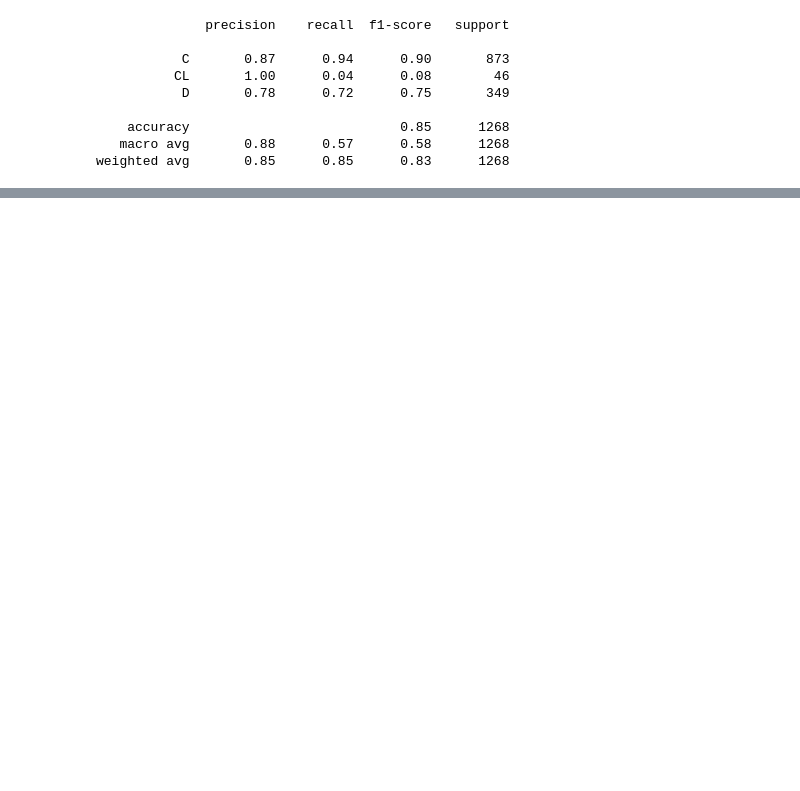
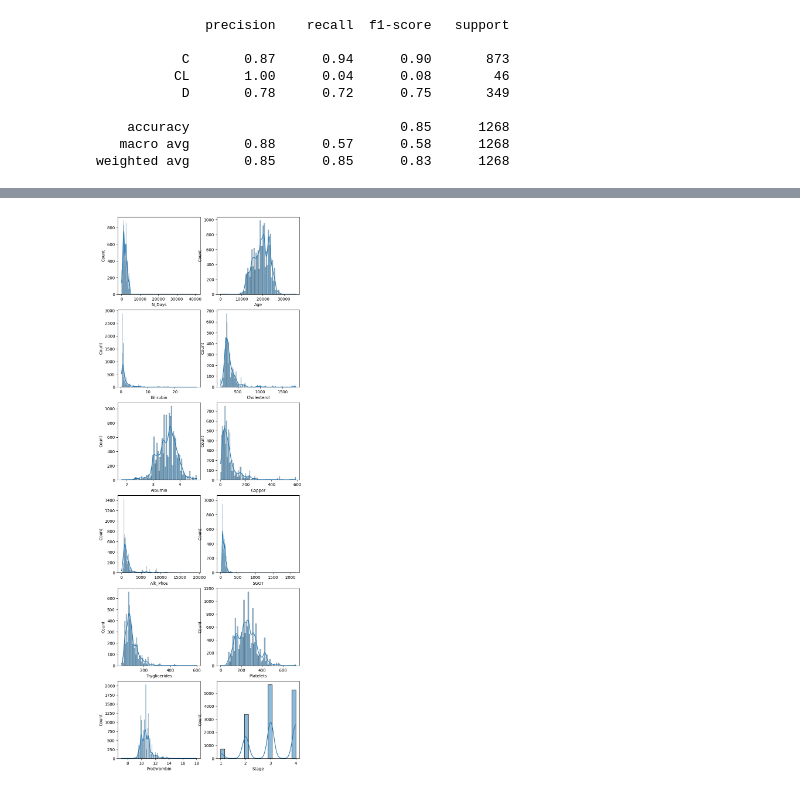
Before and after one commit to melaniedaddio/projet, a Jupyter notebook: data_prep.ipynb, the cells around one changed output, grey strips where cells are left out. Cells and saved outputs as stored; diff of their text form; code cells hidden in the pictures; blank space fills up the shorter version.

```diff
--- a/data_prep.ipynb
+++ b/data_prep.ipynb
@@ -17,5 +23,5 @@ from sklearn.metrics import log_loss, classification_report
 # %%
-train_df = pd.read_csv("/Users/tavsiev/Desktop/projet Rynk-Kaggle-24:25/classification-multi-classes/train.csv",
+train_df = pd.read_csv("/Users/tavsiev/Desktop/projet_kaggle/projet/classification-multi-classes/train.csv",
                       delimiter = ",",
                       header = 0)
 
@@ -241,3 +251,13 @@ print(classification_report(y_test, y_pred, target_names=['C', 'CL', 'D']))
     accuracy                           0.85      1268
    macro avg       0.88      0.57      0.58      1268
 weighted avg       0.85      0.85      0.83      1268
+# %%
+train = pd.read_csv("/Users/tavsiev/Desktop/projet_kaggle/projet/classification-multi-classes/train.csv",
+                      delimiter = ",",
+                      header = 0)
+
+test = pd.read_csv("/Users/tavsiev/Desktop/projet_kaggle/projet/classification-multi-classes/test.csv",
+                      delimiter = ",",
+                      header = 0)
+
+train.head()
@@ -243,0 +443,4 @@ weighted avg       0.85      0.85      0.83      1268
+# %%
+# get numeric data
+num_train = train.select_dtypes(include = ['int', 'float'])
+num_train.head()
@@ -243,0 +454,10 @@ weighted avg       0.85      0.85      0.83      1268
+# %%
+# plot the numerical data
+rows = (len(num_train.columns)+1)//2
+_, axes = plt.subplots(rows, 2, figsize = (8, rows*4))
+for i, col in enumerate(num_train.columns):
+    hor = i%2
+    ver = i//2
+    sns.histplot(data = num_train[col], kde = True, ax = axes[ver, hor])
+# %% [output]
+[figure, added]
```
Also changed, not shown: parts of 45 cells of this notebook, 3 other files.
